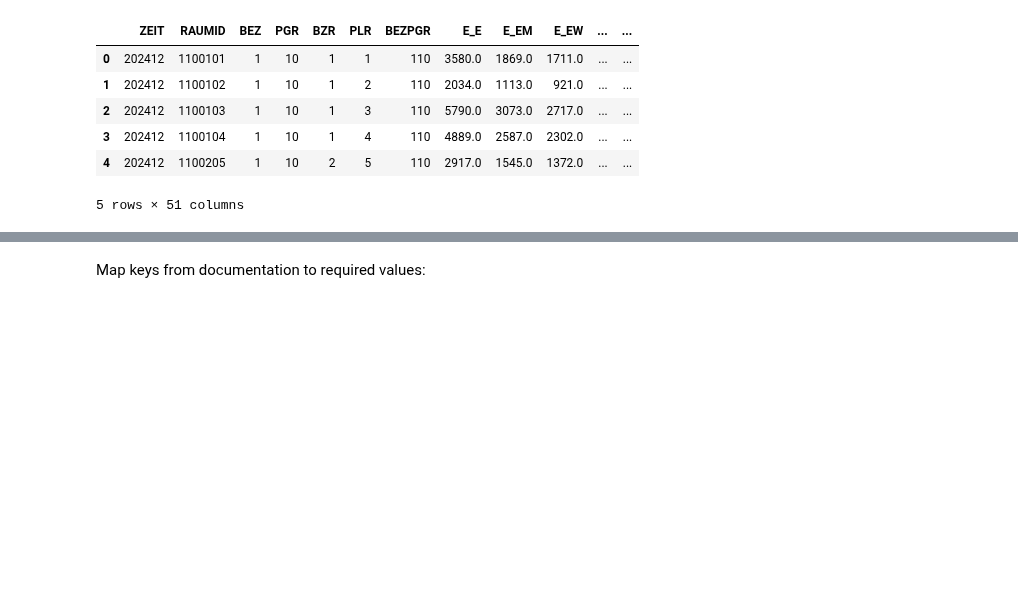
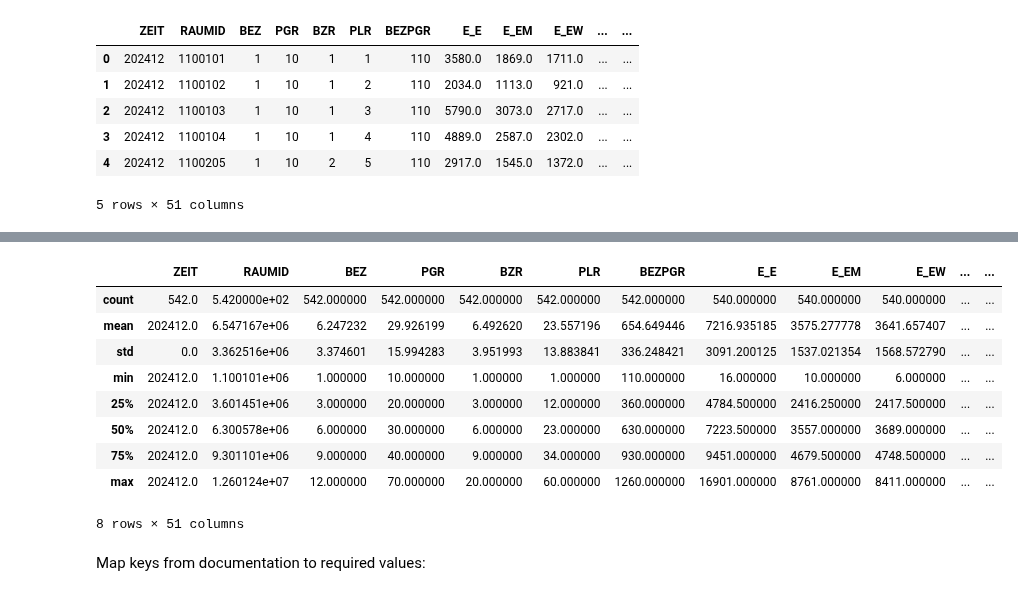
Before and after one commit to vsokoltsov/berlin-bicycle-thefts, a Jupyter notebook: notebooks/01_etl.ipynb, the cells around one changed output, grey strips where cells are left out. Drawn from its saved outputs; the diff is of its cells as text; code cells hidden in the pictures; blank space fills up the shorter version.

```diff
--- a/notebooks/01_etl.ipynb
+++ b/notebooks/01_etl.ipynb
@@ -369,3 +521,16 @@ population_df.head(5)
+# %%
+population_df.describe()
+# %% [output]
+|  | ZEIT | RAUMID | BEZ | PGR | BZR | PLR | BEZPGR | E_E | E_EM | E_EW | ... | ... |
+| count | 542.0 | 5.420000e+02 | 542.000000 | 542.000000 | 542.000000 | 542.000000 | 542.000000 | 540.000000 | 540.000000 | 540.000000 | ... | ... |
+| mean | 202412.0 | 6.547167e+06 | 6.247232 | 29.926199 | 6.492620 | 23.557196 | 654.649446 | 7216.935185 | 3575.277778 | 3641.657407 | ... | ... |
+| std | 0.0 | 3.362516e+06 | 3.374601 | 15.994283 | 3.951993 | 13.883841 | 336.248421 | 3091.200125 | 1537.021354 | 1568.572790 | ... | ... |
+| min | 202412.0 | 1.100101e+06 | 1.000000 | 10.000000 | 1.000000 | 1.000000 | 110.000000 | 16.000000 | 10.000000 | 6.000000 | ... | ... |
+| 25% | 202412.0 | 3.601451e+06 | 3.000000 | 20.000000 | 3.000000 | 12.000000 | 360.000000 | 4784.500000 | 2416.250000 | 2417.500000 | ... | ... |
+| 50% | 202412.0 | 6.300578e+06 | 6.000000 | 30.000000 | 6.000000 | 23.000000 | 630.000000 | 7223.500000 | 3557.000000 | 3689.000000 | ... | ... |
+| 75% | 202412.0 | 9.301101e+06 | 9.000000 | 40.000000 | 9.000000 | 34.000000 | 930.000000 | 9451.000000 | 4679.500000 | 4748.500000 | ... | ... |
+| max | 202412.0 | 1.260124e+07 | 12.000000 | 70.000000 | 20.000000 | 60.000000 | 1260.000000 | 16901.000000 | 8761.000000 | 8411.000000 | ... | ... |
+8 rows × 51 columns
 # %%
 population_df = population_df.rename(columns={'RAUMID': 'lor'})
 population_df['lor'] = (
```
Also changed, not shown: parts of 17 cells of this notebook, 1 other file.
